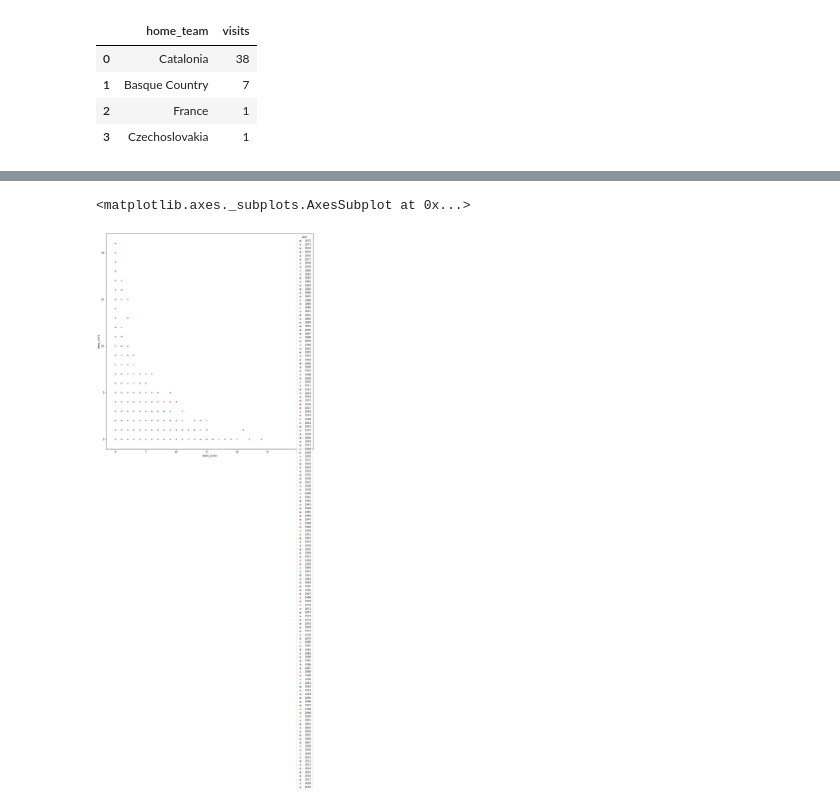
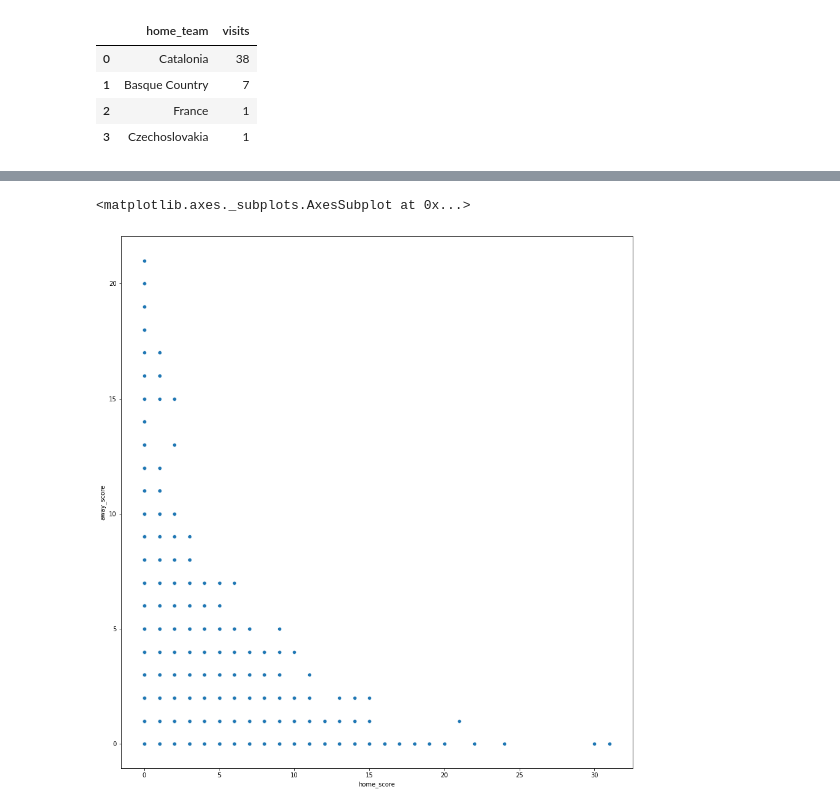
Before and after one commit to JMML2021/0501_sampling, a Jupyter notebook: 05_Sampling.ipynb, the cells around one changed output, grey strips where cells are left out. Cells and saved outputs as stored; diff of their text form; code cells hidden in the pictures.

```diff
--- a/05_Sampling.ipynb
+++ b/05_Sampling.ipynb
@@ -709,9 +710,9 @@ df5.head()
 # %%
 f, ax = plt.subplots(figsize=(15,16))
 
 
 sns.axes_style( )
-sns.scatterplot( 'home_score','away_score', data= df1, hue='year', palette="deep")
+sns.scatterplot( 'home_score','away_score', data= df1,  palette="deep")
 # %% [output]
 <matplotlib.axes._subplots.AxesSubplot at 0x...>
-[figure, old version]
+[figure, new version]
```
Also changed, not shown: parts of 14 cells of this notebook.
